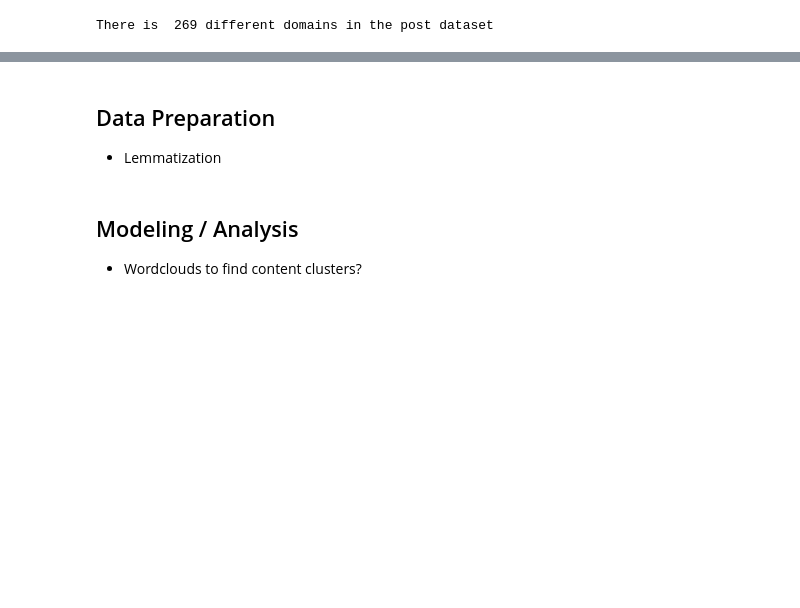
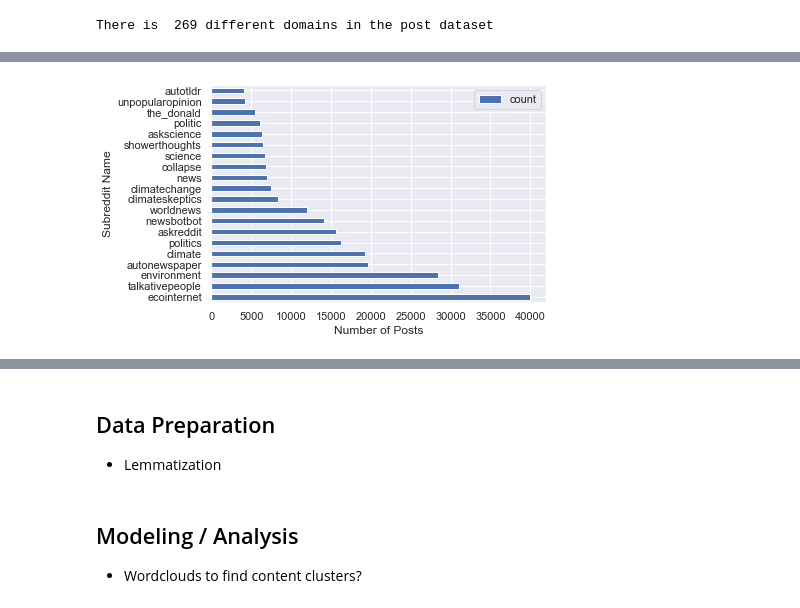
Before and after one commit to anjaghub/datascience_project_2023, a Jupyter notebook: reddit_climate_change.ipynb, the cells around one changed output, grey strips where cells are left out. Drawn from its saved outputs; the diff is of its cells as text; code cells hidden in the pictures; blank space fills up the shorter version.

```diff
--- a/reddit_climate_change.ipynb
+++ b/reddit_climate_change.ipynb
@@ -198,0 +259,11 @@ Text(0.5, 1.0, 'posts score distribution')
+# %%
+# Number of posts per subreddit for top 20 subreddit channels
+post_count = raw_posts.groupby("subreddit.name").size().reset_index(name='count')
+post_count_top_20 = post_count.sort_values('count', ascending=False).head(20)
+post_count_top_20.plot.barh(x="subreddit.name", y="count")
+
+plt.xlabel("Number of Posts")
+plt.ylabel("Subreddit Name")
+plt.show()
+# %% [output]
+[figure, added]
```
Also changed, not shown: parts of 16 cells of this notebook.
